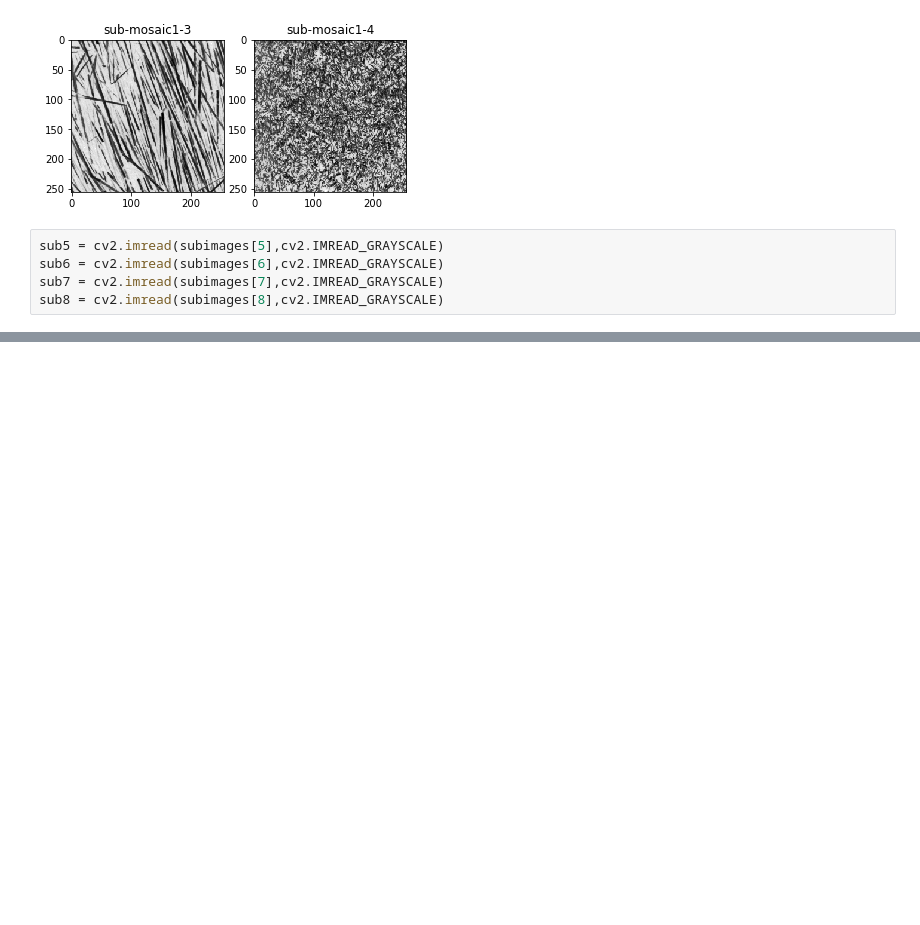
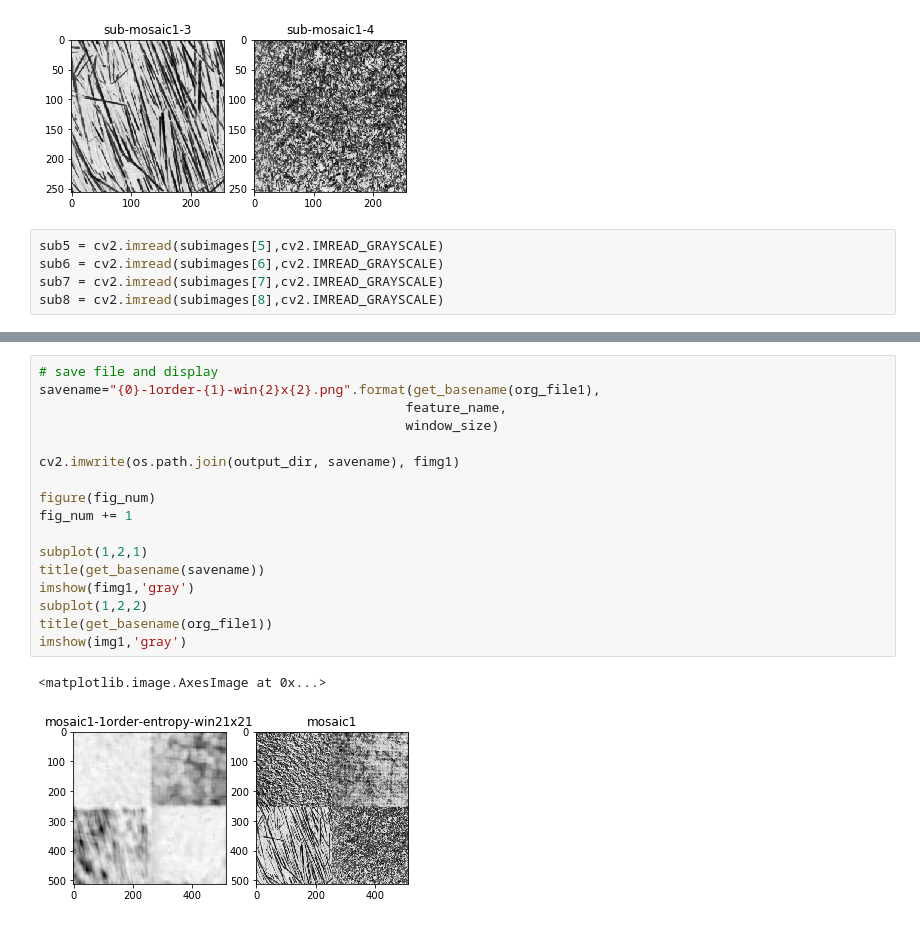
Before and after one commit to samleoqh/digital-img-ana, a Jupyter notebook: exercise/img_segm_glcm_texture.ipynb, the cells around one changed output, grey strips where cells are left out. Cells and saved outputs as stored; diff of their text form; blank space fills up the shorter version.

```diff
--- a/exercise/img_segm_glcm_texture.ipynb
+++ b/exercise/img_segm_glcm_texture.ipynb
@@ -137,0 +235,20 @@ imshow(sub8,'gray')
+# %%
+# save file and display
+savename="{0}-1order-{1}-win{2}x{2}.png".format(get_basename(org_file1),
+                                               feature_name,
+                                               window_size)
+
+cv2.imwrite(os.path.join(output_dir, savename), fimg1)
+
+figure(fig_num)
+fig_num += 1
+
+subplot(1,2,1)
+title(get_basename(savename))
+imshow(fimg1,'gray')
+subplot(1,2,2)
+title(get_basename(org_file1))
+imshow(img1,'gray')
+# %% [output]
+<matplotlib.image.AxesImage at 0x...>
+[figure, added]
```
Also changed, not shown: parts of 10 cells of this notebook.
